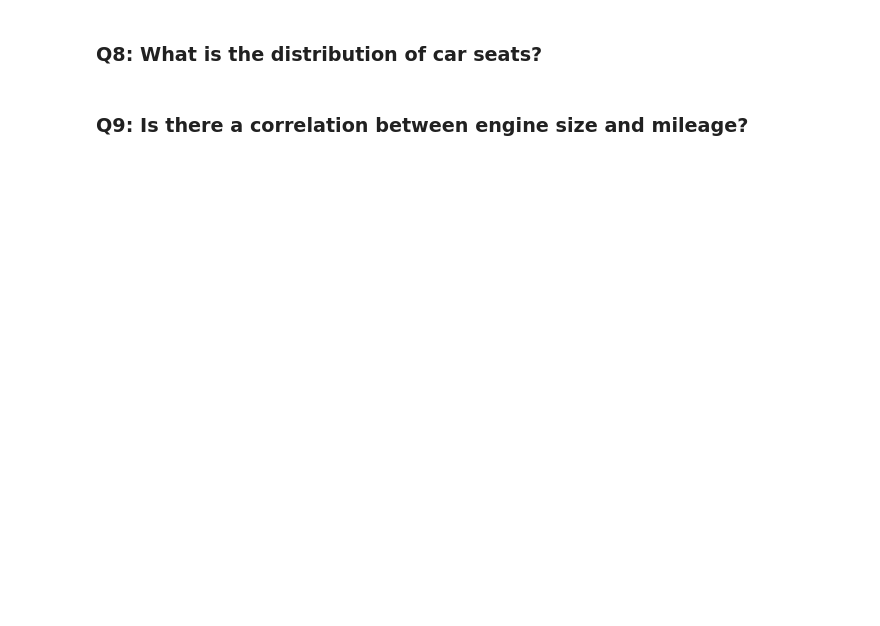
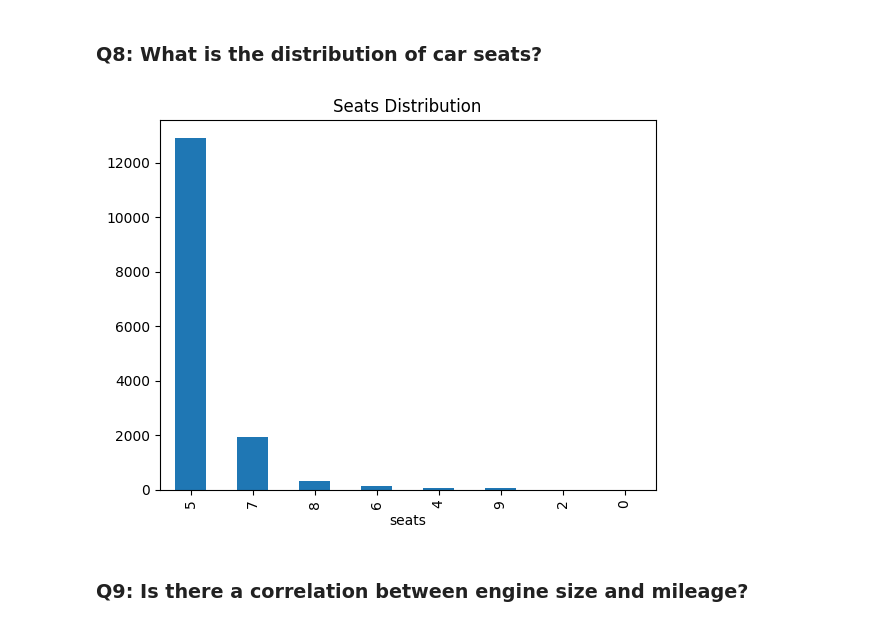
Before and after one commit to Vivek30092/AL603B-Data-and-Visual-Analytics, a Jupyter notebook: 01_Exp01.ipynb, the cells around one changed output. Cells and saved outputs as stored; diff of their text form; code cells hidden in the pictures; blank space fills up the shorter version.

```diff
--- a/01_Exp01.ipynb
+++ b/01_Exp01.ipynb
@@ -168,4 +183,10 @@ Index(['Unnamed: 0', 'car_name', 'brand', 'model', 'vehicle_age', 'km_driven',
 # %% [markdown]
 ### Q8: What is the distribution of car seats?
+# %%
+df['seats'].value_counts().plot(kind='bar')
+plt.title("Seats Distribution")
+plt.show()
+# %% [output]
+[figure, added]
 # %% [markdown]
 ### Q9: Is there a correlation between engine size and mileage?
```
Also changed, not shown: parts of 7 cells of this notebook, 6 other files.
